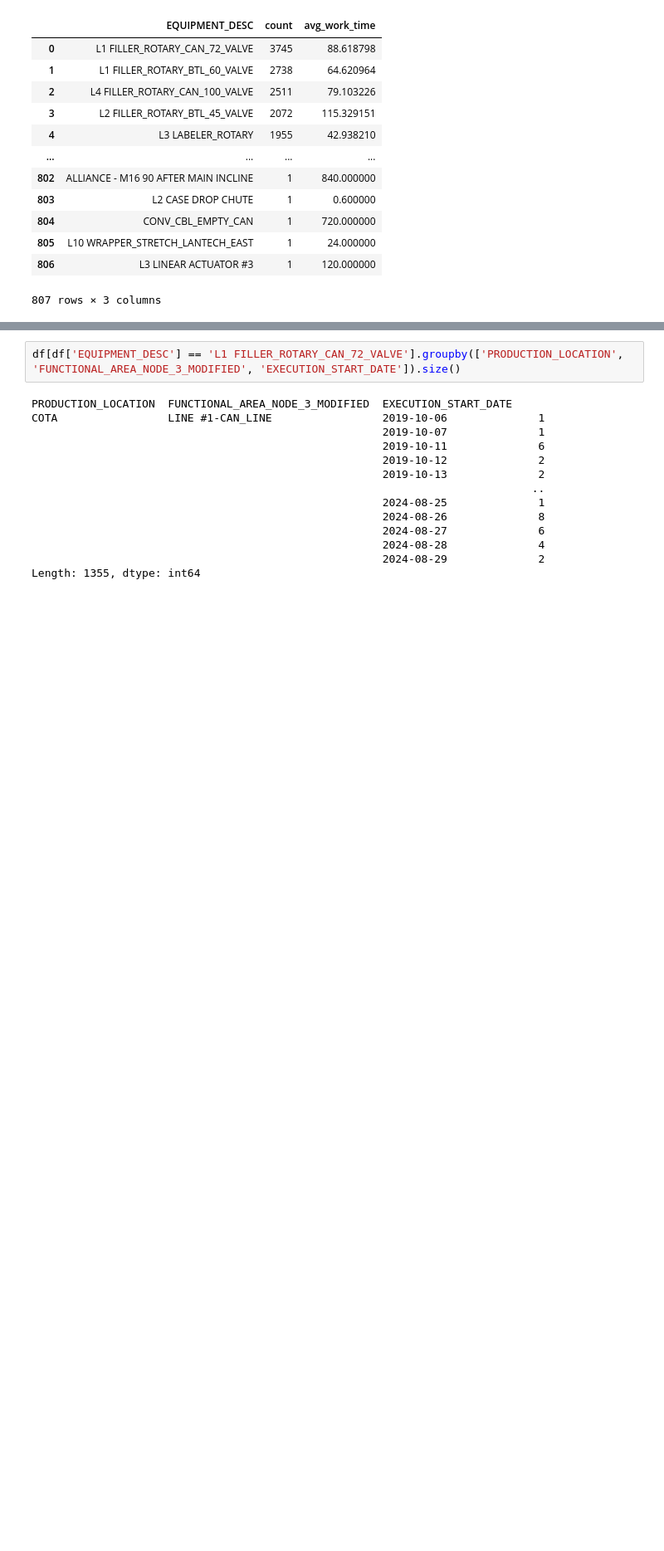
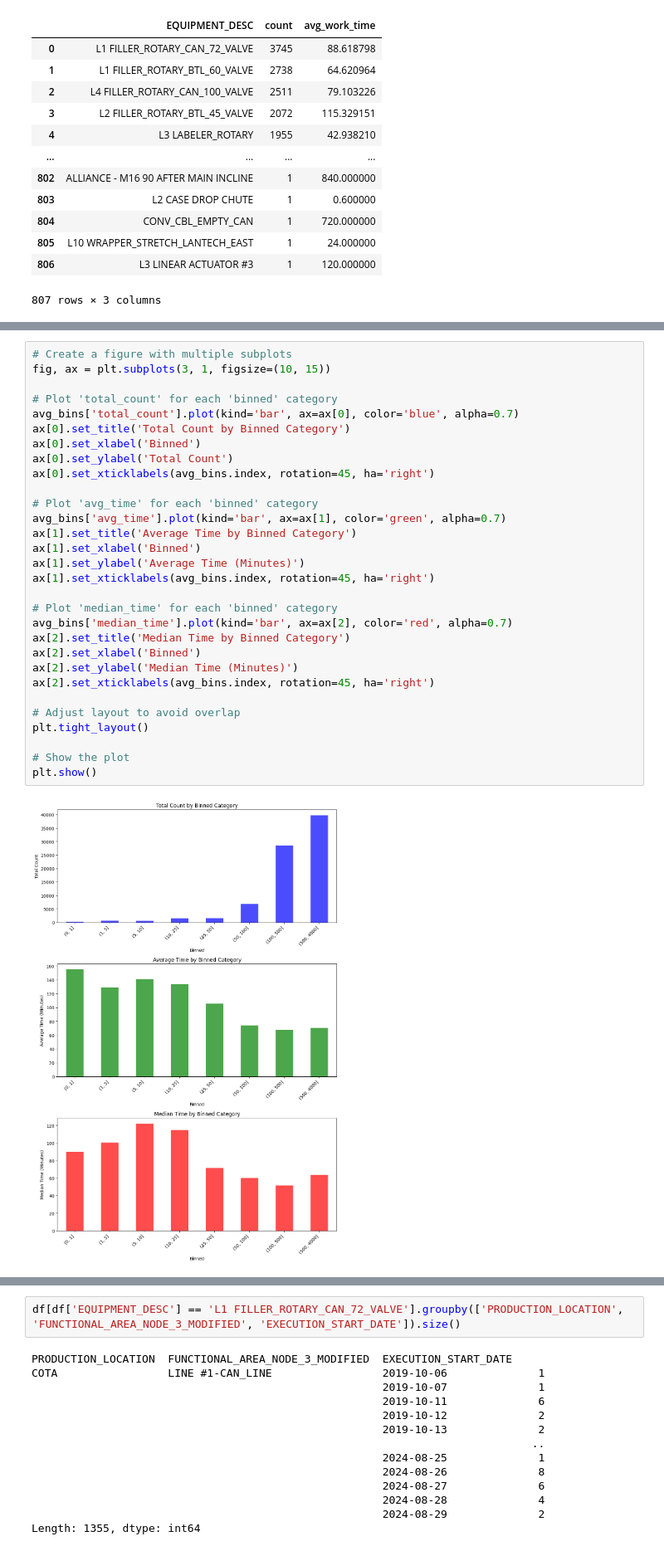
Before and after one commit to griffin-brown-95/GLB-Capstone-2, a Jupyter notebook: eda.ipynb, the cells around one changed output, grey strips where cells are left out. Shown at 83% size. Saved outputs shown, nothing was run; the diff lists cells and outputs as text; blank space fills up the shorter version.

```diff
--- a/eda.ipynb
+++ b/eda.ipynb
@@ -378,2 +399,34 @@ avg_work_part.groupby('binned').agg(
 | (100, 500] | 28532 | 67.625682 | 51.543323 |
 | (500, 4000] | 39803 | 70.337952 | 63.713924 |
+# %%
+# Create a figure with multiple subplots
+fig, ax = plt.subplots(3, 1, figsize=(10, 15))
+
+# Plot 'total_count' for each 'binned' category
+avg_bins['total_count'].plot(kind='bar', ax=ax[0], color='blue', alpha=0.7)
+ax[0].set_title('Total Count by Binned Category')
+ax[0].set_xlabel('Binned')
+ax[0].set_ylabel('Total Count')
+ax[0].set_xticklabels(avg_bins.index, rotation=45, ha='right')
+
+# Plot 'avg_time' for each 'binned' category
+avg_bins['avg_time'].plot(kind='bar', ax=ax[1], color='green', alpha=0.7)
+ax[1].set_title('Average Time by Binned Category')
+ax[1].set_xlabel('Binned')
+ax[1].set_ylabel('Average Time (Minutes)')
+ax[1].set_xticklabels(avg_bins.index, rotation=45, ha='right')
+
+# Plot 'median_time' for each 'binned' category
+avg_bins['median_time'].plot(kind='bar', ax=ax[2], color='red', alpha=0.7)
+ax[2].set_title('Median Time by Binned Category')
+ax[2].set_xlabel('Binned')
+ax[2].set_ylabel('Median Time (Minutes)')
+ax[2].set_xticklabels(avg_bins.index, rotation=45, ha='right')
+
+# Adjust layout to avoid overlap
+plt.tight_layout()
+
+# Show the plot
+plt.show()
+# %% [output]
+[figure, added]
```
Also changed, not shown: parts of 21 cells of this notebook.
